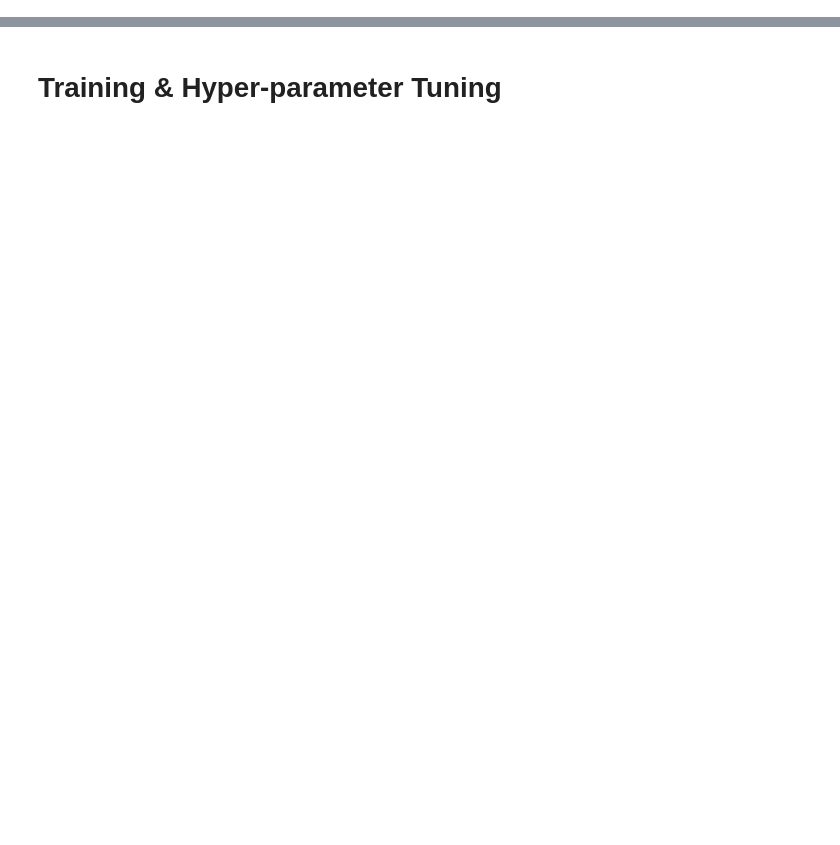
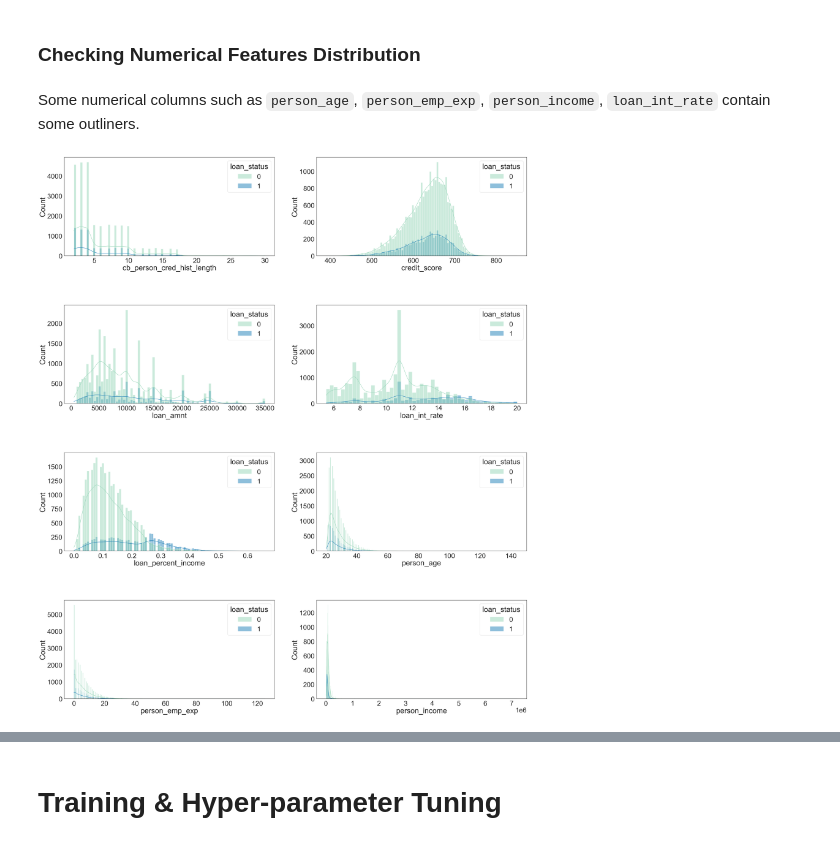
Before and after one commit to hienvm/ml-team1, a Jupyter notebook: final_model.ipynb, the cells around one changed output, grey strips where cells are left out. Saved outputs shown, nothing was run; the diff lists cells and outputs as text; code cells hidden in the pictures; blank space fills up the shorter version.

```diff
--- a/final_model.ipynb
+++ b/final_model.ipynb
@@ -45,0 +101,17 @@ X_train
+# %% [markdown]
+### Checking Numerical Features Distribution
+# %% [markdown]
+Some numerical columns such as `person_age`, `person_emp_exp`, `person_income`, `loan_int_rate` contain some outliners.
+# %%
+rcParams['figure.figsize'] = 40,60
+sns.set(font_scale = 3)
+sns.set_style("white")
+sns.set_palette("bright")
+plt.subplots_adjust(hspace=0.5)
+i = 1
+for name in num_cols:
+    plt.subplot(5,2,i)
+    sns.histplot(data=train_df, x=name, hue="loan_status",kde=True,palette="YlGnBu")
+    i = i + 1
+# %% [output]
+[figure, added]
```
Also changed, not shown: parts of 62 cells of this notebook, 5 other files.
